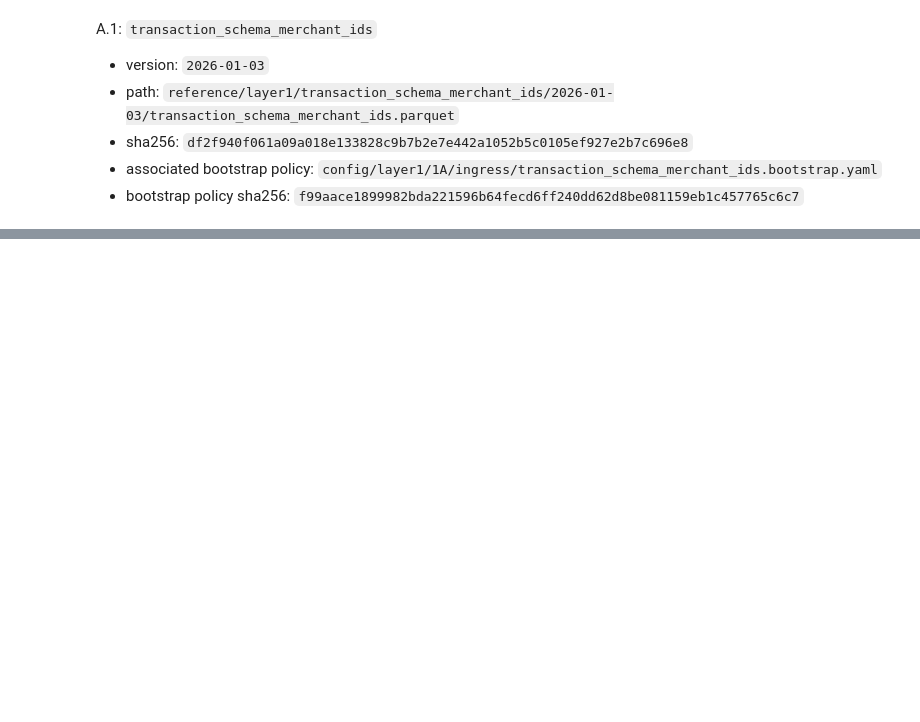
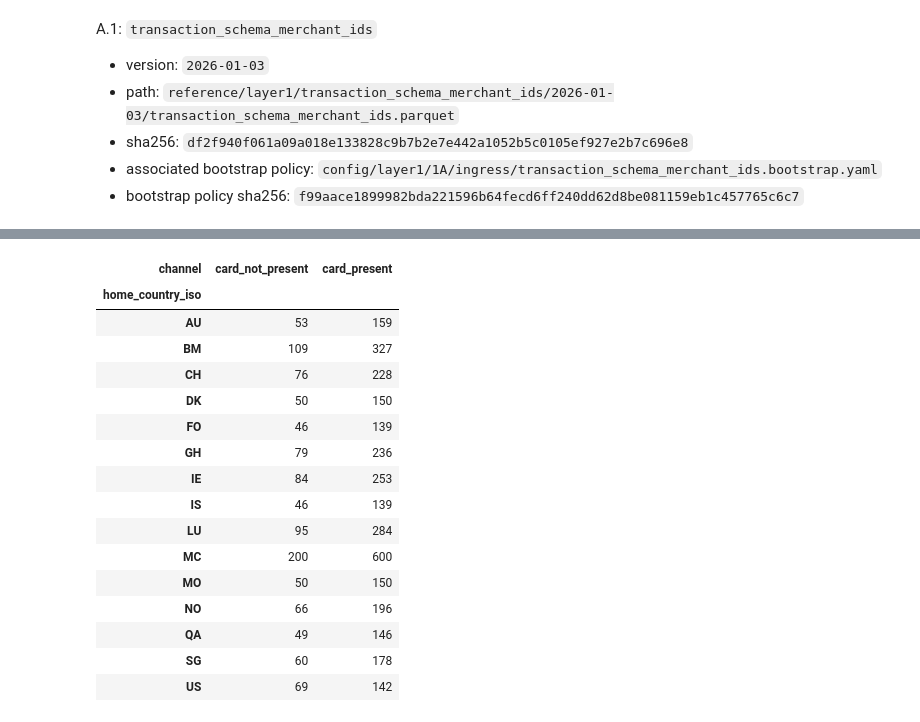
Before and after one commit to EsosaOrumwese/fraud-detection-system, a Jupyter notebook: analysis/dev_full_offline_investigation/00_investigation/notebooks/00_understanding_governed_data_world_p1.ipynb, the cells around one changed output, grey strips where cells are left out. Cells and saved outputs as stored; diff of their text form; code cells hidden in the pictures; blank space fills up the shorter version.

```diff
--- a/analysis/dev_full_offline_investigation/00_investigation/notebooks/00_understanding_governed_data_world_p1.ipynb
+++ b/analysis/dev_full_offline_investigation/00_investigation/notebooks/00_understanding_governed_data_world_p1.ipynb
@@ -111,0 +301,26 @@ A.1: `transaction_schema_merchant_ids`
+# %%
+# First identify the countries with the largest merchant counts.
+top_countries = merchant_ids_df["home_country_iso"].value_counts().head(15).index
+# Then cross-tab those countries against channel to inspect country-level channel mix.
+pd.crosstab(
+    merchant_ids_df.loc[merchant_ids_df["home_country_iso"].isin(top_countries), "home_country_iso"],
+    merchant_ids_df.loc[merchant_ids_df["home_country_iso"].isin(top_countries), "channel"],
+).sort_index()
+# %% [output]
+| channel | card_not_present | card_present |
+| home_country_iso |  |  |
+| AU | 53 | 159 |
+| BM | 109 | 327 |
+| CH | 76 | 228 |
+| DK | 50 | 150 |
+| FO | 46 | 139 |
+| GH | 79 | 236 |
+| IE | 84 | 253 |
+| IS | 46 | 139 |
+| LU | 95 | 284 |
+| MC | 200 | 600 |
+| MO | 50 | 150 |
+| NO | 66 | 196 |
+| QA | 49 | 146 |
+| SG | 60 | 178 |
+| US | 69 | 142 |
```
Also changed, not shown: parts of 16 cells of this notebook.
